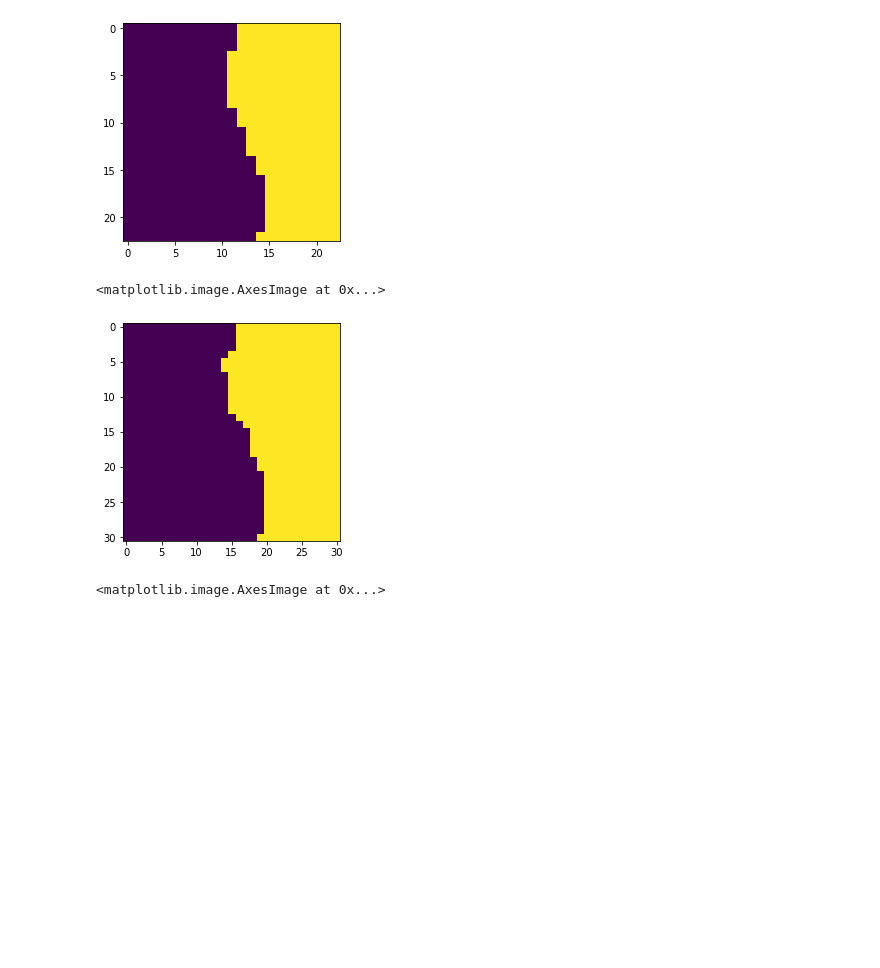
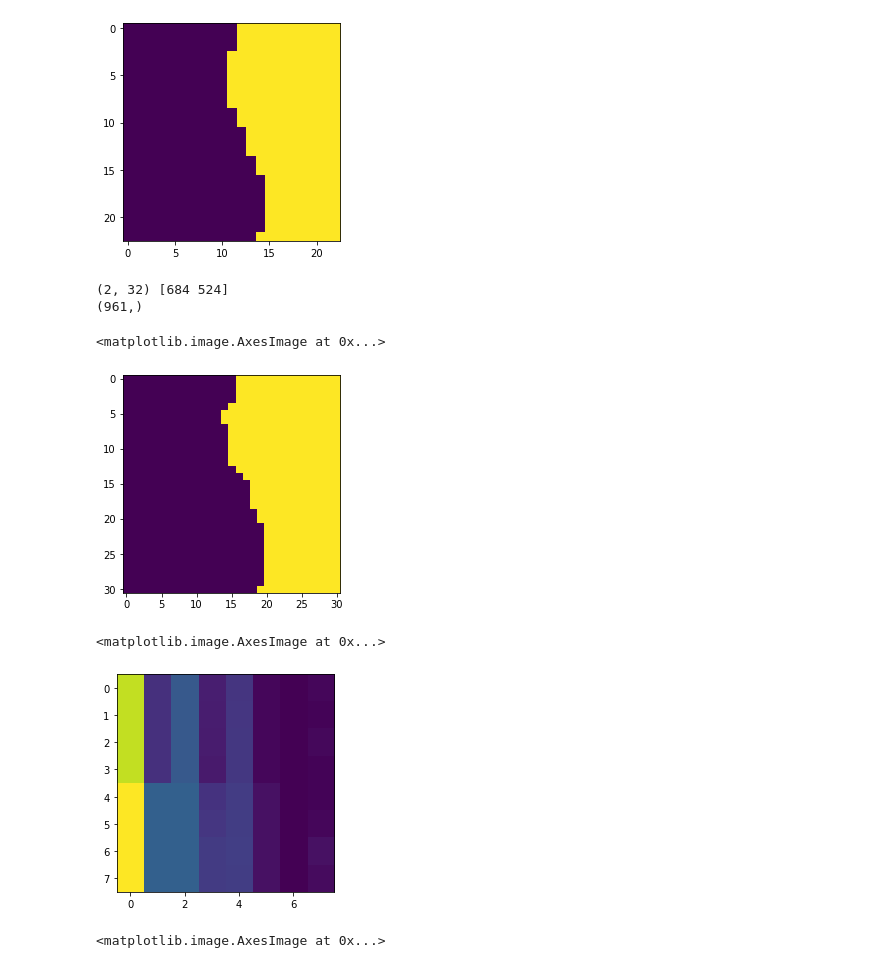
Before and after one commit to bywindow/Image-Processing-Algo, a Jupyter notebook: DSP_Image_Processing_1.ipynb, the cells around one changed output. Cells and saved outputs as stored; diff of their text form; code cells hidden in the pictures; blank space fills up the shorter version.

Commit message:
change filter

```diff
--- a/DSP_Image_Processing_1.ipynb
+++ b/DSP_Image_Processing_1.ipynb
@@ -57,8 +67,9 @@ plt.imshow(image)
 [figure]
 # %%
 # gaussian
-image_g = imageio.imread('texture_01.jpg')
-filtered_image = gaussian(image, sigma=1.0, mode='reflect')
 
+image_g = np.mean(imageio.imread('texture_01.jpg'), axis=2)
+filtered_image = gaussian(image_g, sigma=0.1, mode='reflect', multichannel=False)
+print(filtered_image)
 plt.imshow(filtered_image)
 # %% [output]
@@ -69,4 +87,5 @@ plt.imshow(filtered_image)
 feats = compute_feats(image, kernels, 20.0)
 # %%
 # Feature Acquisition
-new_feats = compute_feats(image, kernels, 15.0)
+new_feats = compute_feats(filtered_image, kernels, 15.0)
+print(new_feats)
@@ -77,4 +114,6 @@ kmeans = KMeans(n_clusters=2, random_state=0).fit(feats_stack)
 # %%
 # K-means Clustering refactor
 new_feats_stack = np.reshape(new_feats[1:-1, 1:-1,:], [(new_feats.shape[0]-2)*(new_feats.shape[1]-2), new_feats.shape[2]])
-new_kmeans = MeanShift(n_clusters=2, random_state=0).fit(new_feats_stack)
+print(new_feats_stack.shape)
+centers, indices = kmeans_plusplus(X=new_feats_stack, n_clusters=2, random_state=0)
+kmeans = KMeans(n_clusters=2, random_state=0).fit(new_feats_stack)
@@ -87,11 +128,21 @@ plt.imshow(cluster_texture)
 [figure]
 # %%
 # Texture Segmentation Plotting
-new_cluster_texture = np.reshape(new_kmeans.labels_, [new_feats.shape[0]-2, new_feats.shape[1]-2])
+print(centers.shape, indices)
+print(kmeans.labels_.shape)
+new_cluster_texture = np.reshape(kmeans.labels_, [new_feats.shape[0]-2, new_feats.shape[1]-2])
 plt.imshow(new_cluster_texture)
 # %% [output]
-<matplotlib.image.AxesImage at 0x...>
+(2, 32) [684 524]
+(961,)
+<matplotlib.image.AxesImage at 0x...>
 [figure]
+# %%
+new_cluster_texture = np.reshape(centers, [8, 8])
+plt.imshow(new_cluster_texture)
+# %% [output]
+<matplotlib.image.AxesImage at 0x...>
+[figure, added]
 # %%
 # Image Load & Show
 image = np.mean(imageio.imread('texture_02.jpg'), axis=2)
```
Also changed, not shown: parts of 5 cells of this notebook.
